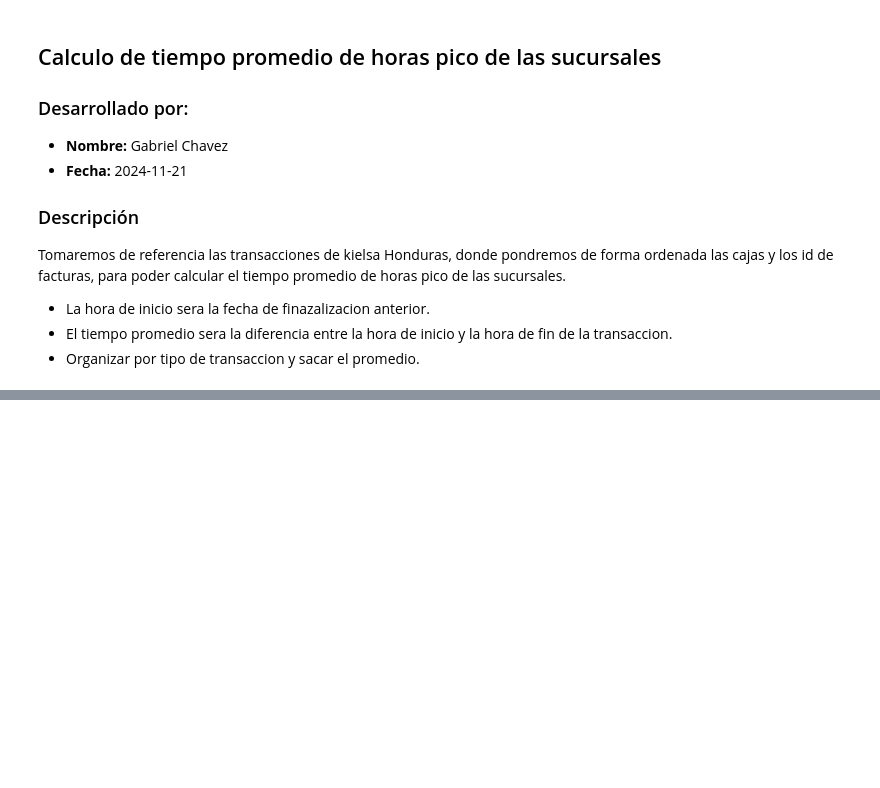
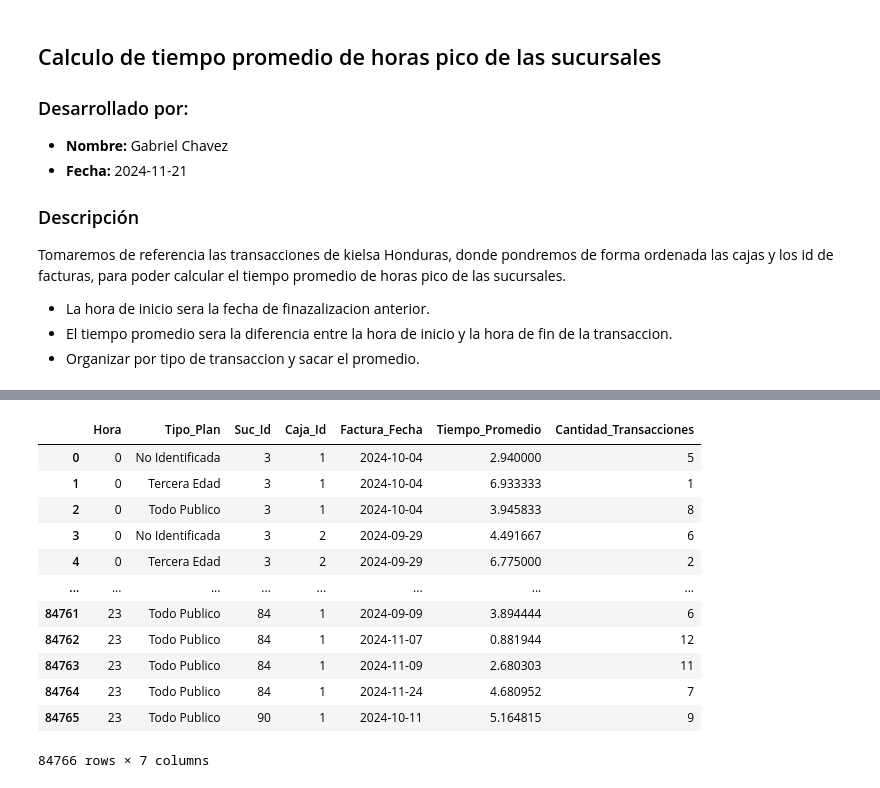
Before and after one commit to agchavez/ia-farinter, a Jupyter notebook: calculo_tiempo.ipynb, the cells around one changed output, grey strips where cells are left out. Drawn from its saved outputs; the diff is of its cells as text; code cells hidden in the pictures; blank space fills up the shorter version.

```diff
--- a/calculo_tiempo.ipynb
+++ b/calculo_tiempo.ipynb
@@ -165,5 +165,58 @@ promedios_horas_pico = resultados.merge(
     on=['Suc_Id', 'Factura_Fecha', 'Hora'],
     how='inner'
 )
+
+# Ordenar las horas pico por la cantidad de transacciones, de mayor a menor
+horas_pico_ordenadas = horas_pico_solo_dia.sort_values(by='Cantidad_Transacciones', ascending=False)
+
+# Calcular el 25% del total de las horas pico
+n_top_25 = int(len(horas_pico_ordenadas) * 1)
+
+# Seleccionar el top 25% de las mejores horas pico
+top_25_horas_pico = horas_pico_ordenadas.head(n_top_25)
+
+top_25_horas_pico_completo = resultados.merge(
+    top_25_horas_pico[['Suc_Id', 'Factura_Fecha', 'Hora']],
+    on=['Suc_Id', 'Factura_Fecha', 'Hora'],
+    how='inner'
+)
+# %%
+# identificar las cajas mas top
+cajas_top_por_hora = top_25_horas_pico_completo.groupby(['Suc_Id', 'Factura_Fecha', 'Hora', 'Caja_Id']).agg(
+    Cantidad_Transacciones=('Cantidad_Transacciones', 'sum')
+).reset_index()
+
+# Ordenar las cajas por la cantidad de transacciones dentro de cada hora pico
+cajas_top_por_hora = cajas_top_por_hora.sort_values(by=['Suc_Id', 'Factura_Fecha', 'Hora', 'Cantidad_Transacciones'], ascending=[True, True, True, False])
+
+# Seleccionar las cajas con más transacciones dentro de cada hora pico
+cajas_top_por_hora['Caja_Top'] = cajas_top_por_hora.groupby(['Suc_Id', 'Factura_Fecha', 'Hora'])['Cantidad_Transacciones'].transform(max) == cajas_top_por_hora['Cantidad_Transacciones']
+
+# Filtrar solo las cajas top
+top_cajas_final = cajas_top_por_hora[cajas_top_por_hora['Caja_Top']]
+
+# Unir la información de las cajas top con los resultados originales
+top_25_horas_pico_cajas_top = top_25_horas_pico_completo.merge(
+    top_cajas_final[['Suc_Id', 'Factura_Fecha', 'Hora', 'Caja_Id']],
+    on=['Suc_Id', 'Factura_Fecha', 'Hora', 'Caja_Id'],
+    how='inner'
+)
+
+# Resultado final: top 25% de horas pico con las cajas más activas
+top_25_horas_pico_cajas_top
+# %% [output]
+|  | Hora | Tipo_Plan | Suc_Id | Caja_Id | Factura_Fecha | Tiempo_Promedio | Cantidad_Transacciones |
+| 0 | 0 | No Identificada | 3 | 1 | 2024-10-04 | 2.940000 | 5 |
+| 1 | 0 | Tercera Edad | 3 | 1 | 2024-10-04 | 6.933333 | 1 |
+| 2 | 0 | Todo Publico | 3 | 1 | 2024-10-04 | 3.945833 | 8 |
+| 3 | 0 | No Identificada | 3 | 2 | 2024-09-29 | 4.491667 | 6 |
+| 4 | 0 | Tercera Edad | 3 | 2 | 2024-09-29 | 6.775000 | 2 |
+| ... | ... | ... | ... | ... | ... | ... | ... |
+| 84761 | 23 | Todo Publico | 84 | 1 | 2024-09-09 | 3.894444 | 6 |
+| 84762 | 23 | Todo Publico | 84 | 1 | 2024-11-07 | 0.881944 | 12 |
+| 84763 | 23 | Todo Publico | 84 | 1 | 2024-11-09 | 2.680303 | 11 |
+| 84764 | 23 | Todo Publico | 84 | 1 | 2024-11-24 | 4.680952 | 7 |
+| 84765 | 23 | Todo Publico | 90 | 1 | 2024-10-11 | 5.164815 | 9 |
+84766 rows × 7 columns
 # %%
 # Agrupar por tipo de transacción y calcular el tiempo promedio en horas pico
```
Also changed, not shown: parts of 9 cells of this notebook, 3 other files.
